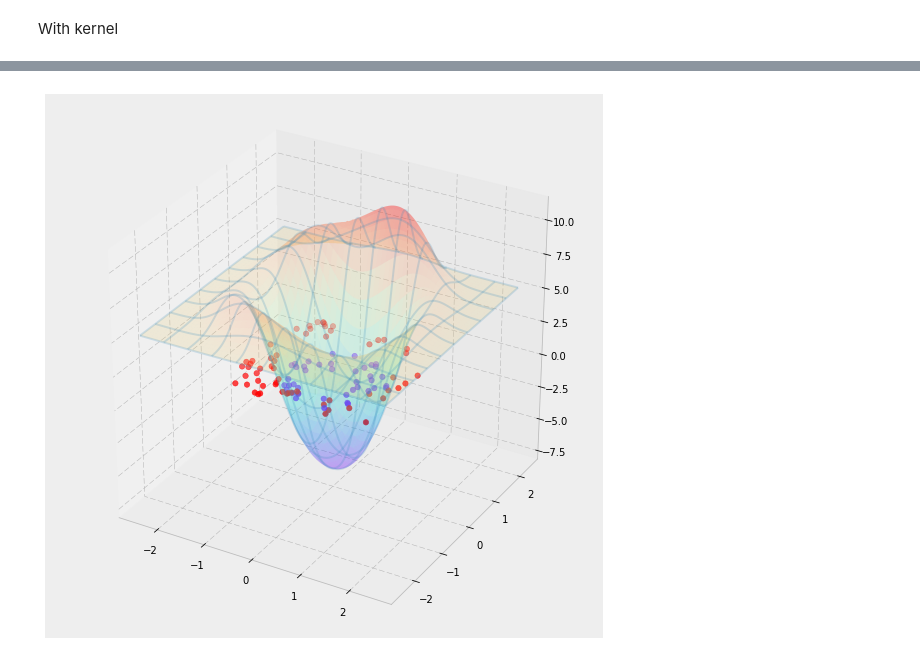
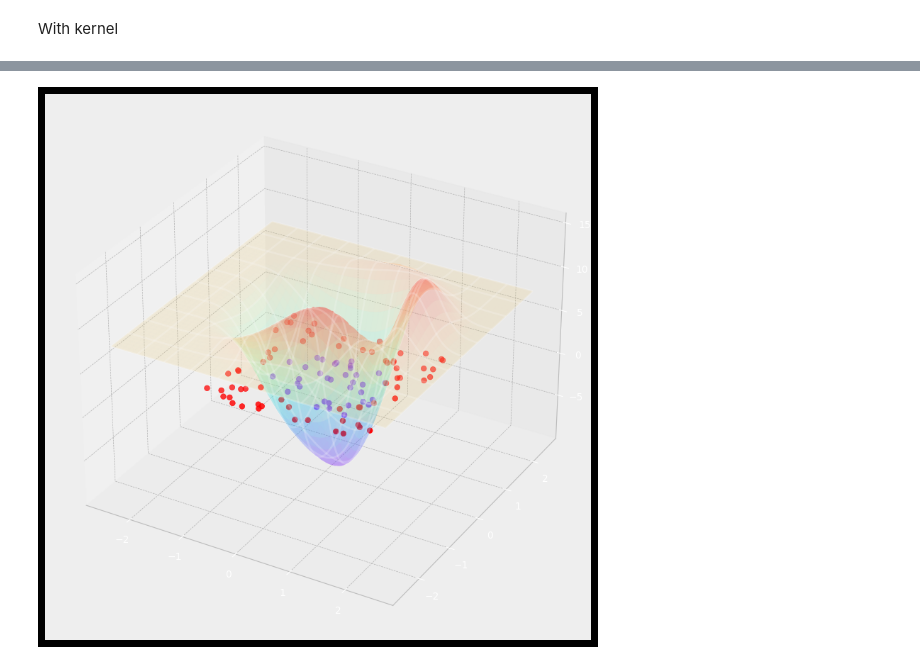
Before and after one commit to tjwei/AICA30019, a Jupyter notebook: 02-machine_learning_part_1_2/06-SVM and kernel.ipynb, the cells around one changed output, grey strips where cells are left out. Saved outputs shown, nothing was run; the diff lists cells and outputs as text; code cells hidden in the pictures.

```diff
--- a/02-machine_learning_part_1_2/06-SVM and kernel.ipynb
+++ b/02-machine_learning_part_1_2/06-SVM and kernel.ipynb
@@ -156,9 +158,9 @@ plt.scatter(X[:,0], X[:, 1],  c=y, cmap=plt.cm.rainbow, zorder=10, s=20);
 # %%
 #%matplotlib qt
-ax = plt.gca(projection='3d')
+ax = plt.gcf().add_subplot(projection='3d')
 ax.plot_surface(grid[0], grid[1], Z, cmap=plt.cm.rainbow, alpha=0.2)
 ax.plot_wireframe(grid[0], grid[1], Z, alpha=0.2, rstride=20, cstride=20)
 ax.scatter(X[:, 0], X[:, 1], y, c=y, cmap=plt.cm.rainbow, s=30);
 #plt.show()
 # %% [output]
-[figure, old version]
+[figure, new version]
```
Also changed, not shown: parts of 7 cells of this notebook.
